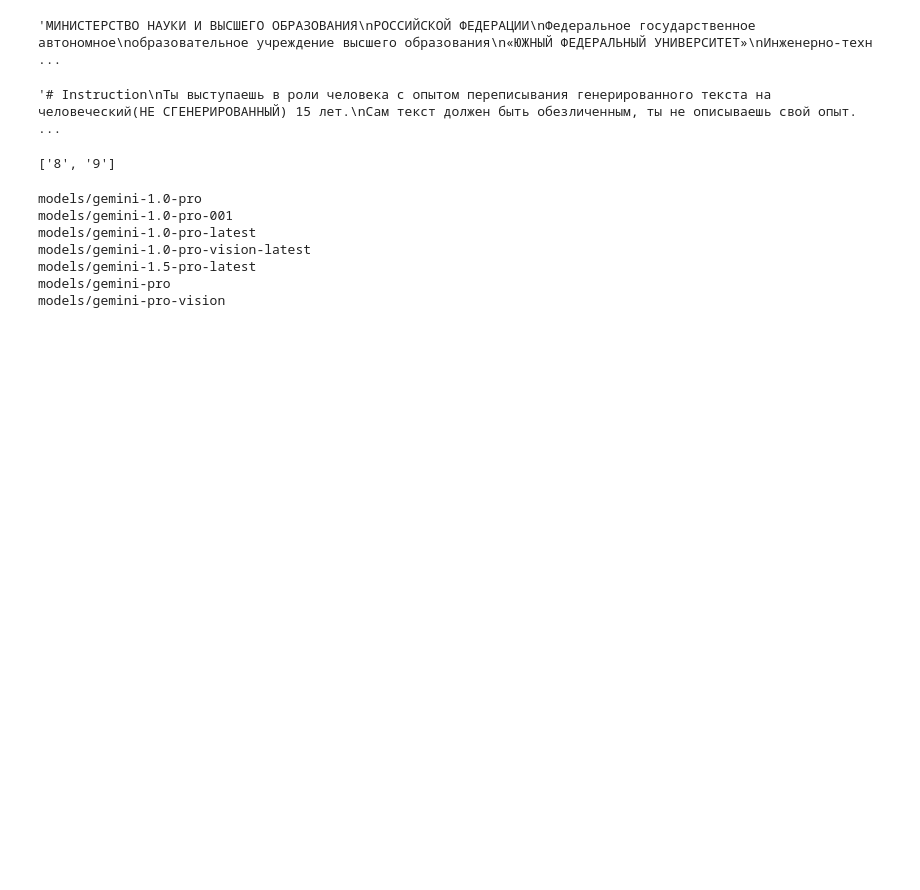
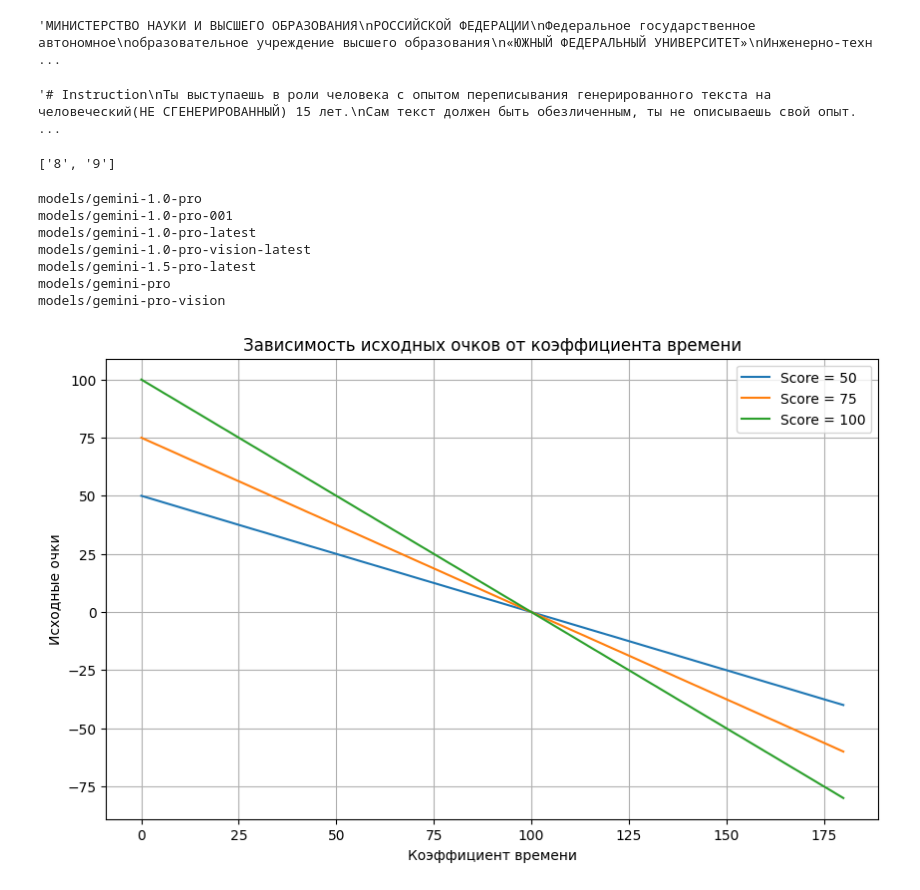
Before and after one commit to vadim-voloshchuk/genchecker, a Jupyter notebook: genai.ipynb, the cells around one changed output. Drawn from its saved outputs; the diff is of its cells as text; code cells hidden in the pictures; blank space fills up the shorter version.

```diff
--- a/genai.ipynb
+++ b/genai.ipynb
@@ -78,3 +78,34 @@ chat = co.chat(
 )
 
 print(chat.text)
+# %%
+import numpy as np
+import matplotlib.pyplot as plt
+
+max_time = 100  # Максимальное время
+scores = [50, 75, 100]  # Значения исходного score
+
+# Создаем массив значений коэффициента времени от 0 до 1
+time_coefficient = np.linspace(0, 180, 180)
+
+plt.figure(figsize=(10, 6))
+
+# Построение графиков для каждого значения score
+for score in scores:
+    # Рассчитываем бонусный коэффициент для каждого значения коэффициента времени
+    bonus_coefficient = 1 - (time_coefficient / max_time)
+    # Рассчитываем исходные очки для каждого значения бонусного коэффициента
+    final_score = score * bonus_coefficient
+
+    # Построение графика для текущего значения score
+    plt.plot(time_coefficient, final_score, label=f'Score = {score}')
+
+# Добавление подписей и легенды
+plt.title('Зависимость исходных очков от коэффициента времени')
+plt.xlabel('Коэффициент времени')
+plt.ylabel('Исходные очки')
+plt.grid(True)
+plt.legend()
+plt.show()
+# %% [output]
+[figure, added]
```
Also changed, not shown: 2 other files.
